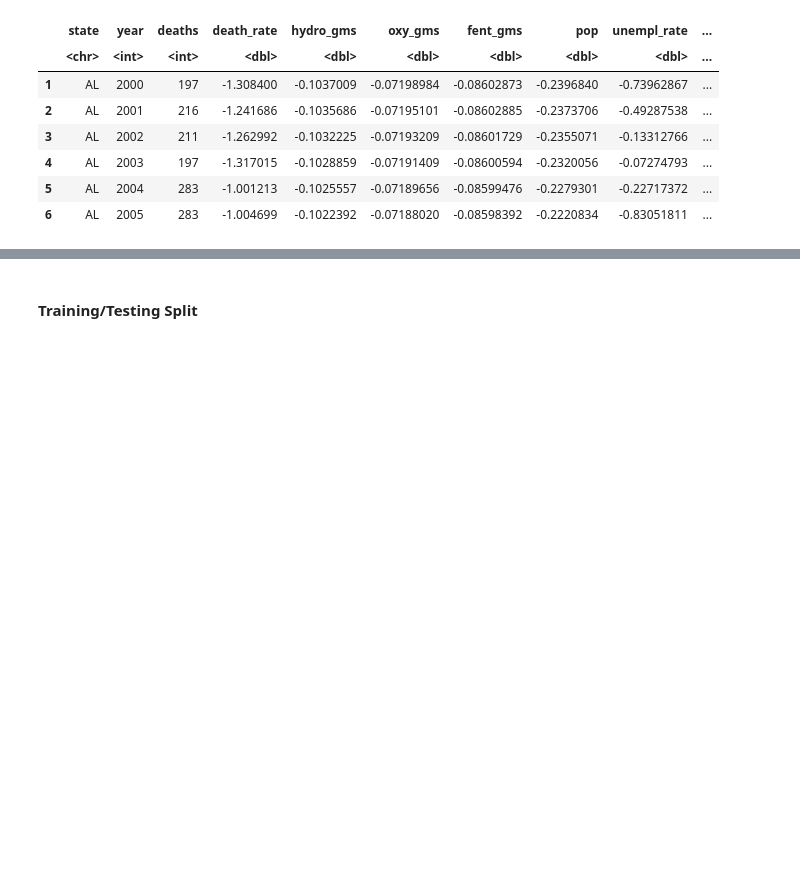
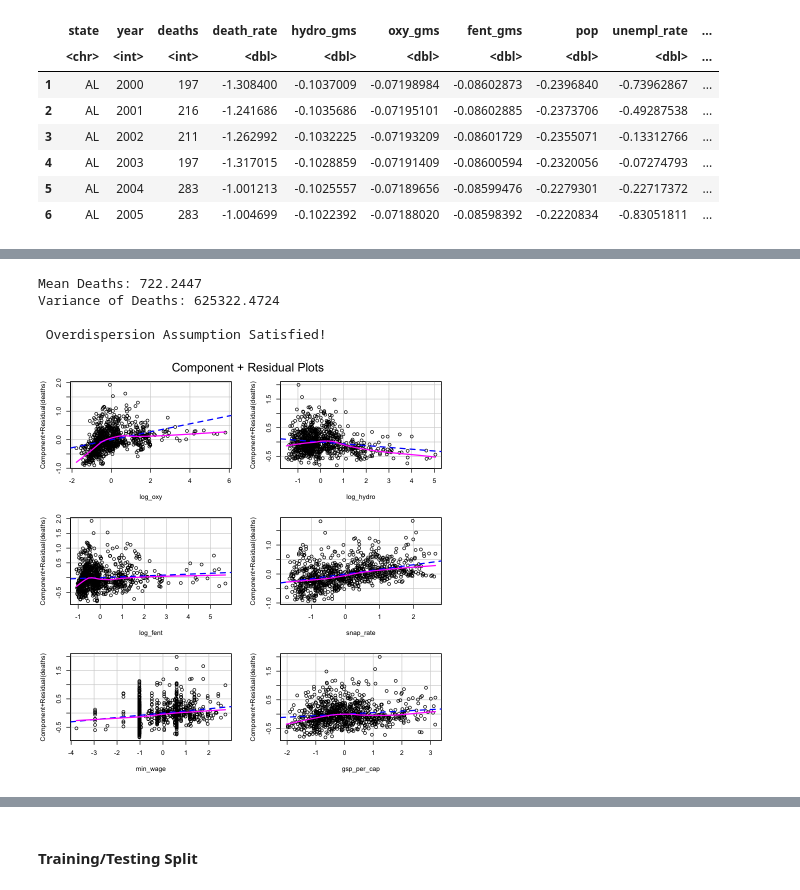
Before and after one commit to amberteetsel/opioid-crisis, a Jupyter notebook: src/neg_binom.ipynb, the cells around one changed output, grey strips where cells are left out. Saved outputs shown, nothing was run; the diff lists cells and outputs as text; code cells hidden in the pictures; blank space fills up the shorter version.

```diff
--- a/src/neg_binom.ipynb
+++ b/src/neg_binom.ipynb
@@ -135,0 +162,23 @@ snap_rate    0.15934    0.01792    8.890  < 2e-16 ***
+# %%
+# Overdispersion
+mean_deaths <- mean(df$deaths)
+var_deaths <- var(df$deaths)
+
+cat(paste0("Mean Deaths: ", round(mean_deaths, 4), "\n",
+           "Variance of Deaths: ", round(var_deaths, 4), "\n"))
+
+if (mean_deaths < var_deaths) {
+  cat("\n", "Overdispersion Assumption Satisfied!")
+} else {
+  cat("\n", "Violation of Overdispersion Assumption")
+}
+# %% [output]
+Mean Deaths: 722.2447
+Variance of Deaths: 625322.4724
+
+ Overdispersion Assumption Satisfied!
+# %%
+# Linearity of Log-Link
+car::crPlots(nbmod)
+# %% [output]
+[figure, added]
```
Also changed, not shown: parts of 13 cells of this notebook, 1 other file.
